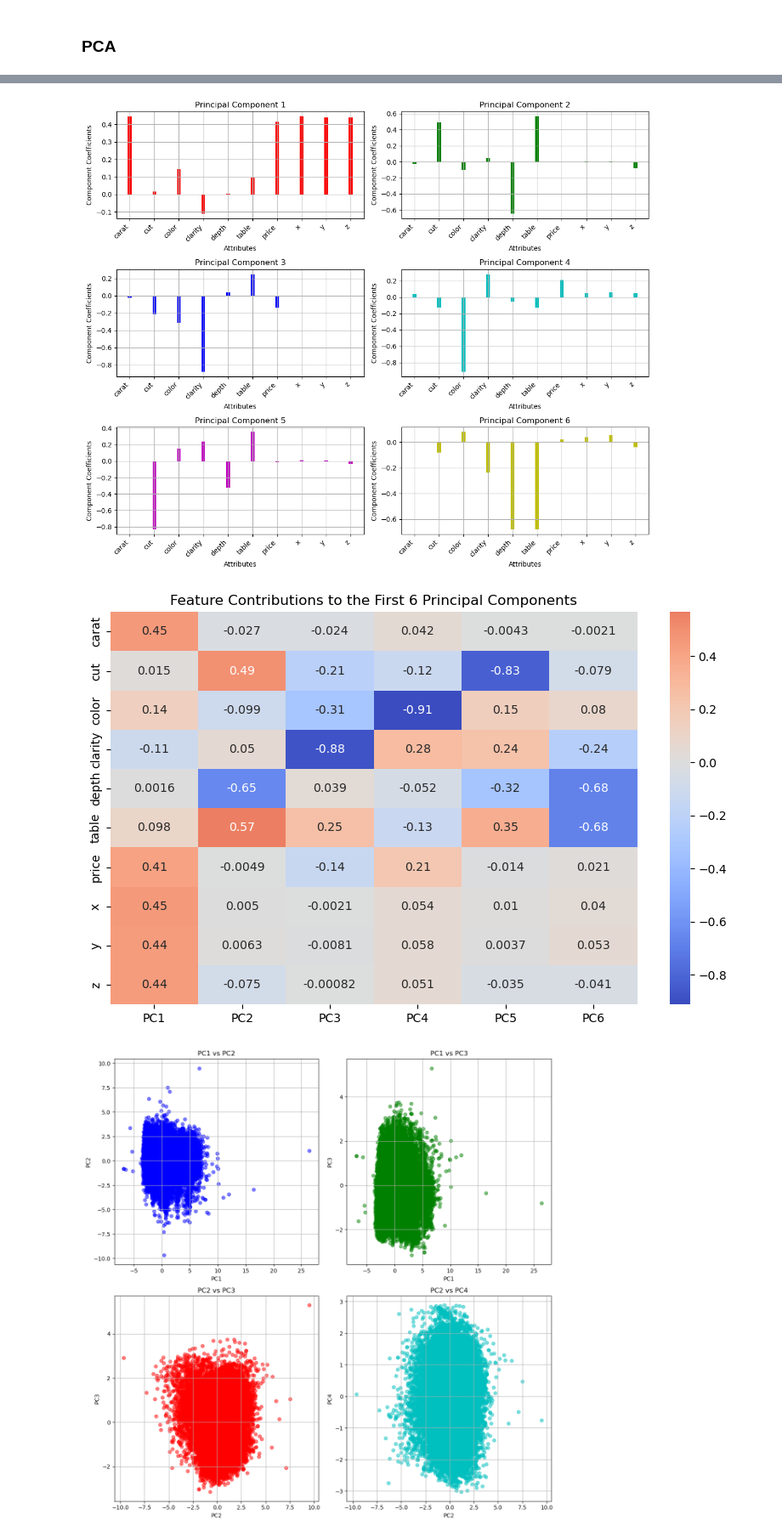
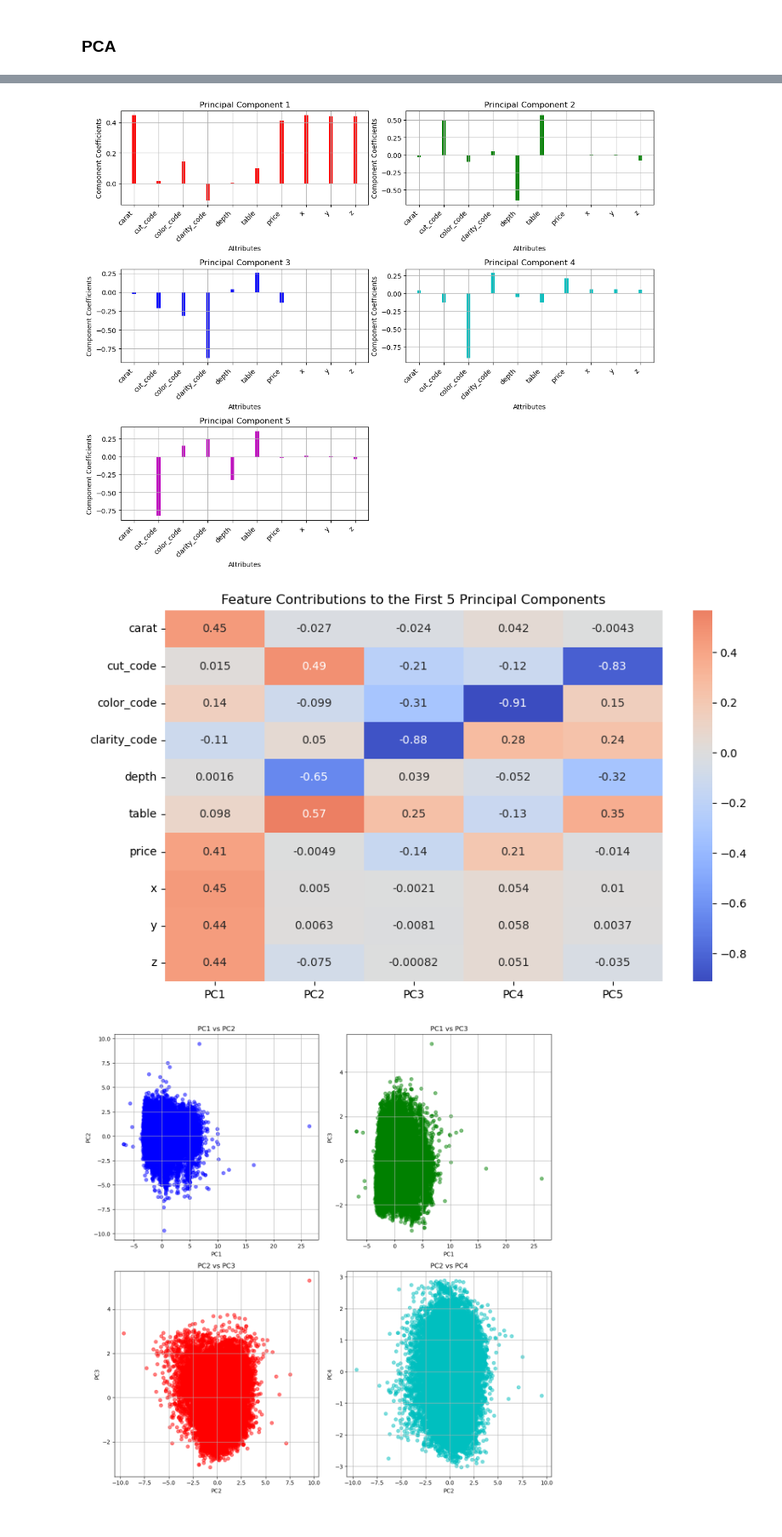
Before and after one commit to ThomasSchiolerH/Machine-Learning-And-Data-Mining, a Jupyter notebook: Project 1/project.ipynb, the cells around one changed output, grey strips where cells are left out. Shown at 85% size. Drawn from its saved outputs; the diff is of its cells as text; code cells hidden in the pictures.

```diff
--- a/Project 1/project.ipynb
+++ b/Project 1/project.ipynb
@@ -94,9 +94,9 @@ plt.show()
 # %% [markdown]
 ### Encoding categorial values
 # %%
-data['cut'] = data['cut'].astype('category').cat.codes
-data['color'] = data['color'].astype('category').cat.codes
-data['clarity'] = data['clarity'].astype('category').cat.codes
+data['cut_code'] = data['cut'].astype('category').cat.codes
+data['color_code'] = data['color'].astype('category').cat.codes
+data['clarity_code'] = data['clarity'].astype('category').cat.codes
 # %%
 data.head()
 # %% [output]
@@ -114,7 +114,7 @@ import seaborn as sns
 import matplotlib.pyplot as plt
 
 # Selecting the columns for standardization
-numerical_features = ['carat', 'cut', 'color', 'clarity', 'depth', 'table', 'price', 'x', 'y', 'z']
+numerical_features = ['carat', 'cut_code', 'color_code', 'clarity_code', 'depth', 'table', 'price', 'x', 'y', 'z']
 
 # Initializing the StandardScaler
 scaler = StandardScaler()
@@ -346,7 +339,7 @@ Principal directions (Vt):
 V = Vt.T
 
 # Step 6: Select the first 6 principal components
-pcs = [0, 1, 2, 3, 4, 5]  # First 6 principal components
+pcs = [0, 1, 2, 3, 4]  # First 6 principal components
 
 # Prepare for plotting
 M = data[numerical_features].shape[1]  # Number of features
@@ -396,18 +389,18 @@ for i, pc in enumerate(pcs):
 plt.tight_layout()
 plt.show()
 # %% [output]
-[figure, old version]
+[figure, new version]
 # %%
 # Create a DataFrame for easy plotting with Seaborn
 pc_contributions = pd.DataFrame(V[:, pcs], index=attribute_names, columns=[f"PC{i+1}" for i in pcs])
 
 # Plot heatmap
 plt.figure(figsize=(10, 6))
 sns.heatmap(pc_contributions, annot=True, cmap="coolwarm", center=0)
-plt.title("Feature Contributions to the First 6 Principal Components")
+plt.title("Feature Contributions to the First 5 Principal Components")
 plt.show()
 # %% [output]
-[figure, old version]
+[figure, new version]
 # %%
 # Step 1: Project the data onto the first few principal components
 Z = np.dot(data[numerical_features] - np.mean(data[numerical_features], axis=0), V[:, pcs])
```
Also changed, not shown: parts of 9 cells of this notebook, 1 other file.
